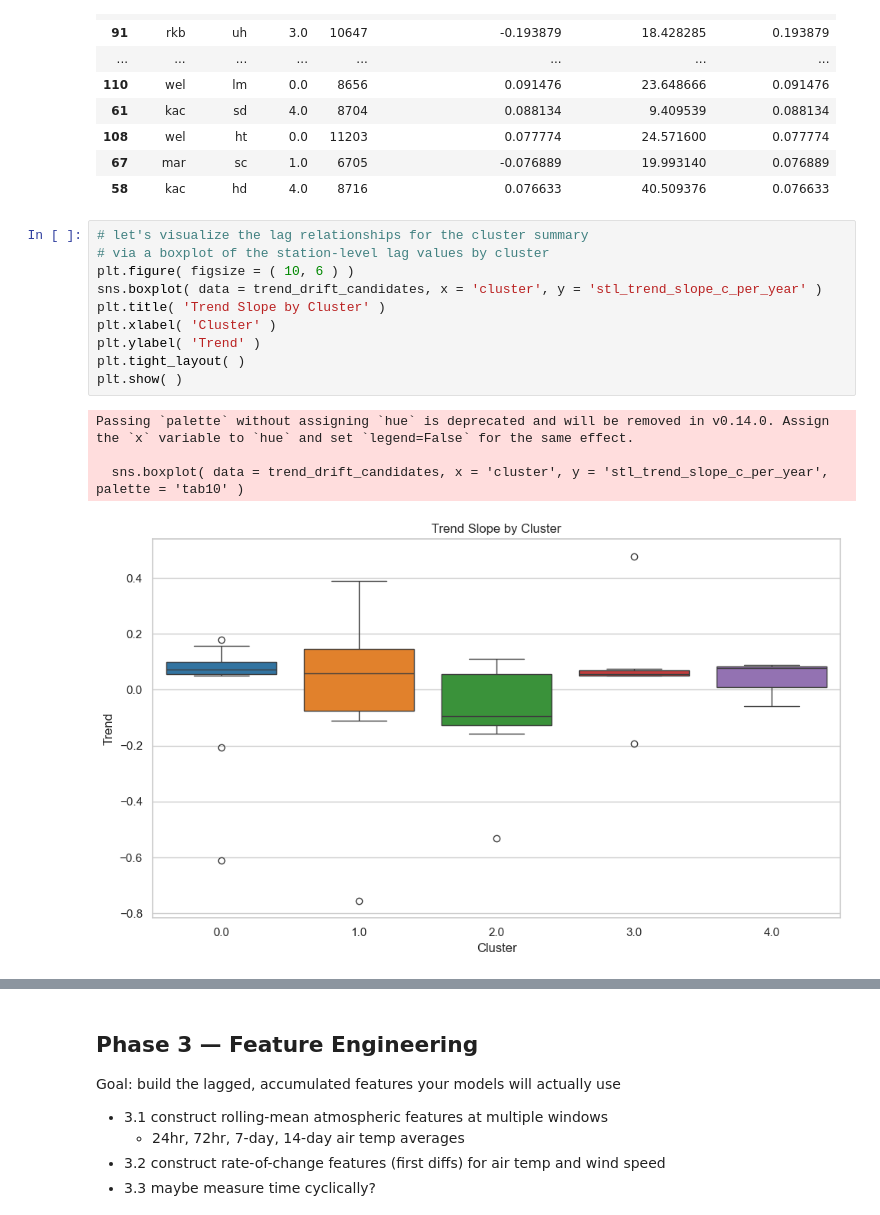
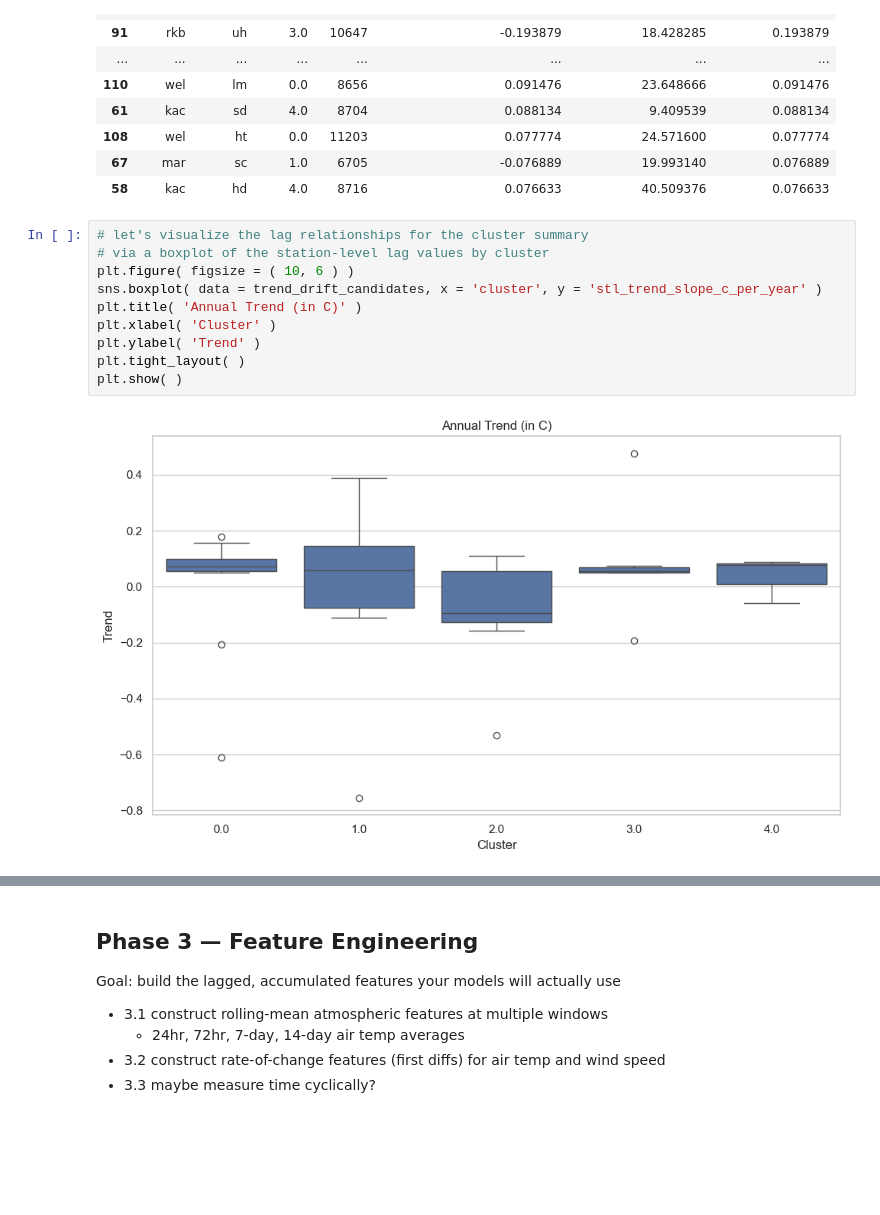
Before and after one commit to jeturcotte/estuaries, a Jupyter notebook: code/t4d.full.project.ipynb, the cells around one changed output, grey strips where cells are left out. Cells and saved outputs as stored; diff of their text form; blank space fills up the shorter version.

```diff
--- a/code/t4d.full.project.ipynb
+++ b/code/t4d.full.project.ipynb
@@ -1595,15 +1595,12 @@ top trend drift candidates:
 # %%
 # let's visualize the lag relationships for the cluster summary
 # via a boxplot of the station-level lag values by cluster
 plt.figure( figsize = ( 10, 6 ) )
 sns.boxplot( data = trend_drift_candidates, x = 'cluster', y = 'stl_trend_slope_c_per_year' )
-plt.title( 'Trend Slope by Cluster' )
+plt.title( 'Annual Trend (in C)' )
 plt.xlabel( 'Cluster' )
 plt.ylabel( 'Trend' )
 plt.tight_layout( )
 plt.show( )
 # %% [output]
-Passing `palette` without assigning `hue` is deprecated and will be removed in v0.14.0. Assign the `x` variable to `hue` and set `legend=False` for the same effect.
-
-  sns.boxplot( data = trend_drift_candidates, x = 'cluster', y = 'stl_trend_slope_c_per_year', palette = 'tab10' )
-[figure, old version]
+[figure, new version]
```
Also changed, not shown: parts of 7 cells of this notebook.
